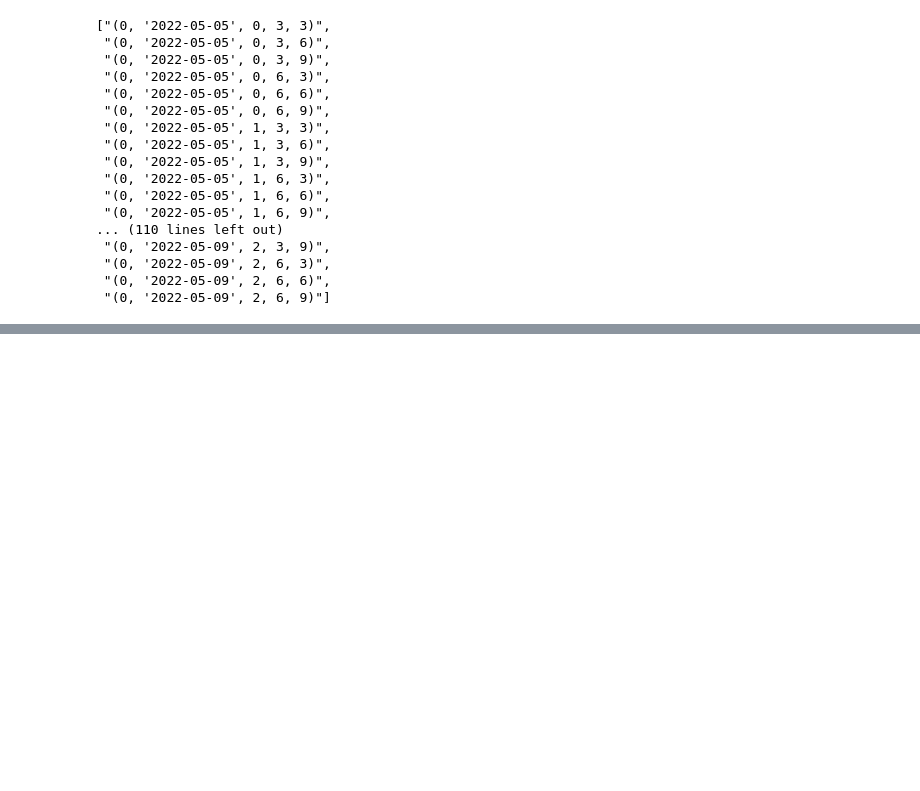
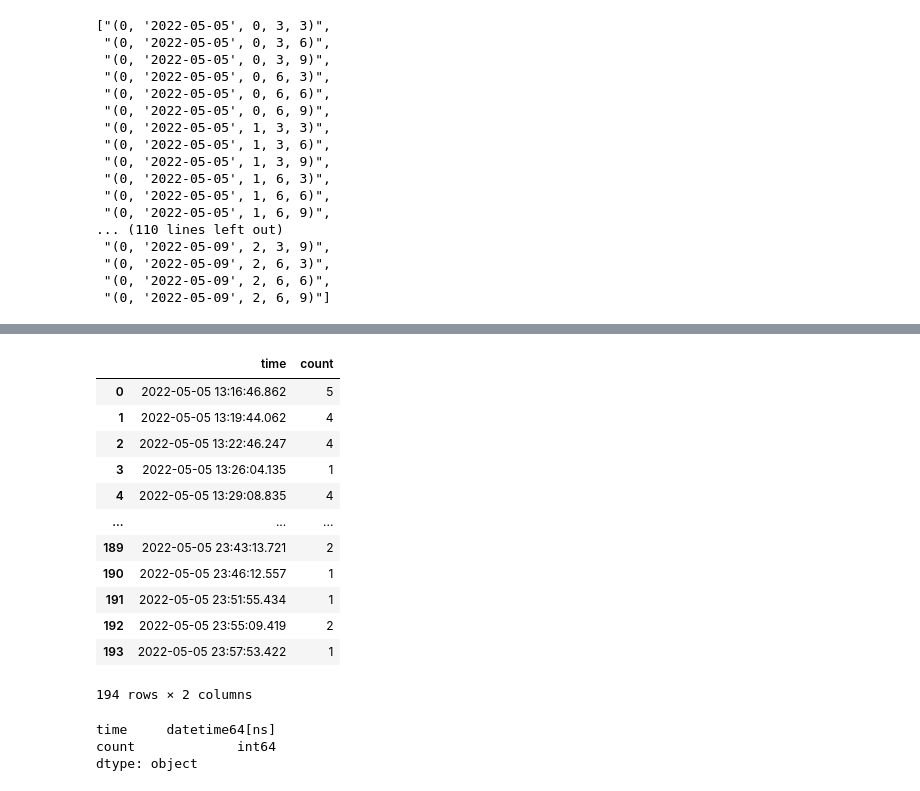
Before and after one commit to peternguyen39/hcmc_traffic_benchmark, a Jupyter notebook: result_interpreter.ipynb, the cells around one changed output, grey strips where cells are left out. Saved outputs shown, nothing was run; the diff lists cells and outputs as text; code cells hidden in the pictures; blank space fills up the shorter version.

```diff
--- a/result_interpreter.ipynb
+++ b/result_interpreter.ipynb
@@ -104,0 +201,22 @@ lowest_mae
+# %%
+df
+# %% [output]
+|  | time | count |
+| 0 | 2022-05-05 13:16:46.862 | 5 |
+| 1 | 2022-05-05 13:19:44.062 | 4 |
+| 2 | 2022-05-05 13:22:46.247 | 4 |
+| 3 | 2022-05-05 13:26:04.135 | 1 |
+| 4 | 2022-05-05 13:29:08.835 | 4 |
+| ... | ... | ... |
+| 189 | 2022-05-05 23:43:13.721 | 2 |
+| 190 | 2022-05-05 23:46:12.557 | 1 |
+| 191 | 2022-05-05 23:51:55.434 | 1 |
+| 192 | 2022-05-05 23:55:09.419 | 2 |
+| 193 | 2022-05-05 23:57:53.422 | 1 |
+194 rows × 2 columns
+# %%
+df.dtypes
+# %% [output]
+time     datetime64[ns]
+count             int64
+dtype: object
```
Also changed, not shown: parts of 10 cells of this notebook, 5 other files.
